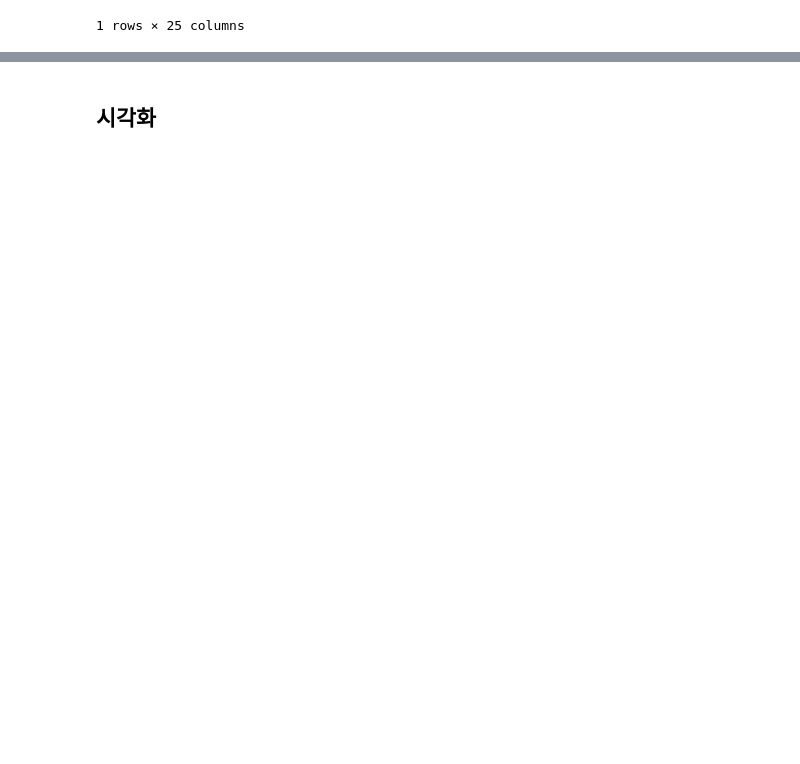
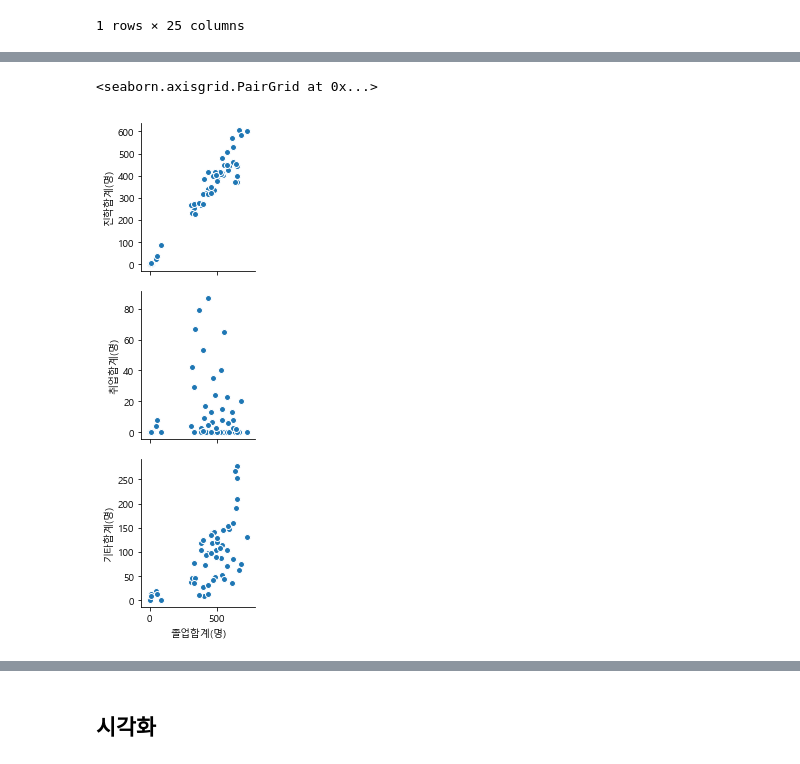
Before and after one commit to MInseo77/DreamUniv2018, a Jupyter notebook: 데이터분석/20180523_student.ipynb, the cells around one changed output, grey strips where cells are left out. Saved outputs shown, nothing was run; the diff lists cells and outputs as text; code cells hidden in the pictures; blank space fills up the shorter version.

```diff
--- a/데이터분석/20180523_student.ipynb
+++ b/데이터분석/20180523_student.ipynb
@@ -80,5 +174,6 @@ ValueError: Length of values does not match length of index
 # %%
 # 그래프 그릴 때 학교명을 기준으로 설정
+ansan_highschool.set_index('학교명',inplace = True)
 # %%
 import pandas as pd
 import numpy as np
@@ -107,6 +265,11 @@ else:
     print('Unknown system... sorry~~~~')
 # %%
 # 상관관계 플롯 y_vars=["진학합계(명)","취업합계(명)","기타합계(명)"], x_vars="졸업합계(명)"
+sns.pairplot(ansan_highschool,
+            y_vars=["진학합계(명)","취업합계(명)","기타합계(명)"], x_vars="졸업합계(명)")
+# %% [output]
+<seaborn.axisgrid.PairGrid at 0x...>
+[figure, added]
 # %%
 # 박스 플롯 x="기준년도", y="진학비율(%)", hue="지역명"
 plt.figure(figsize=(8,6))
```
Also changed, not shown: parts of 23 cells of this notebook.
